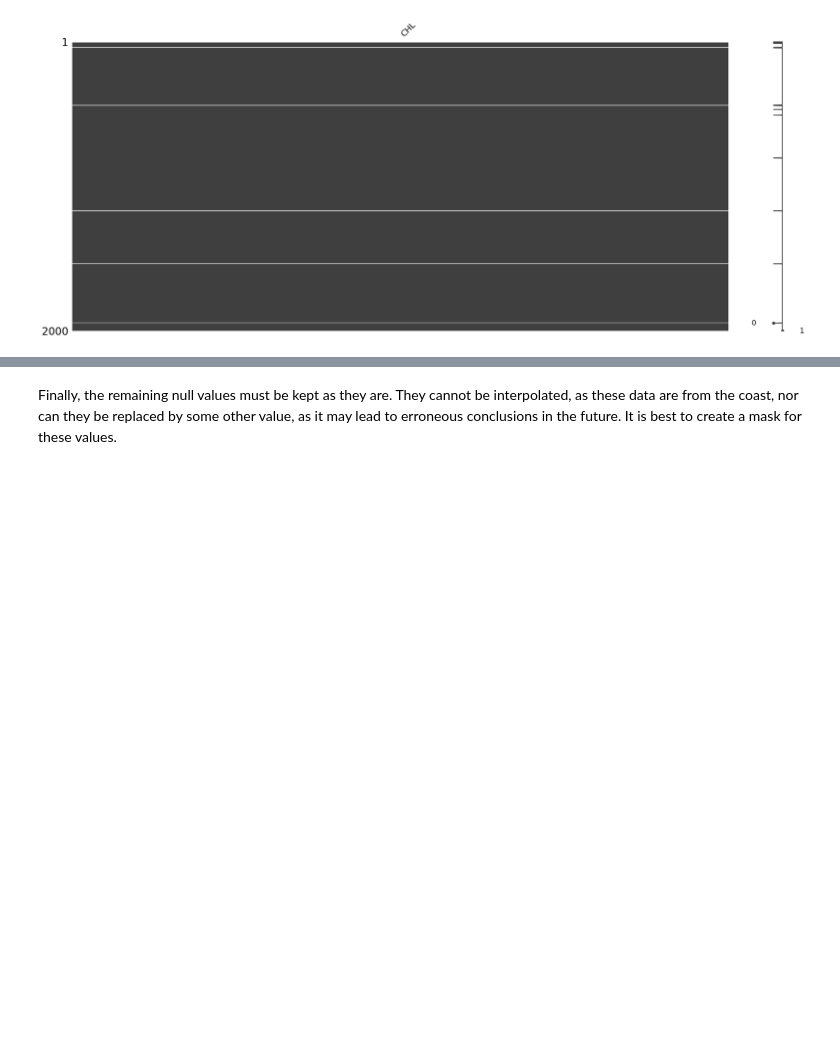
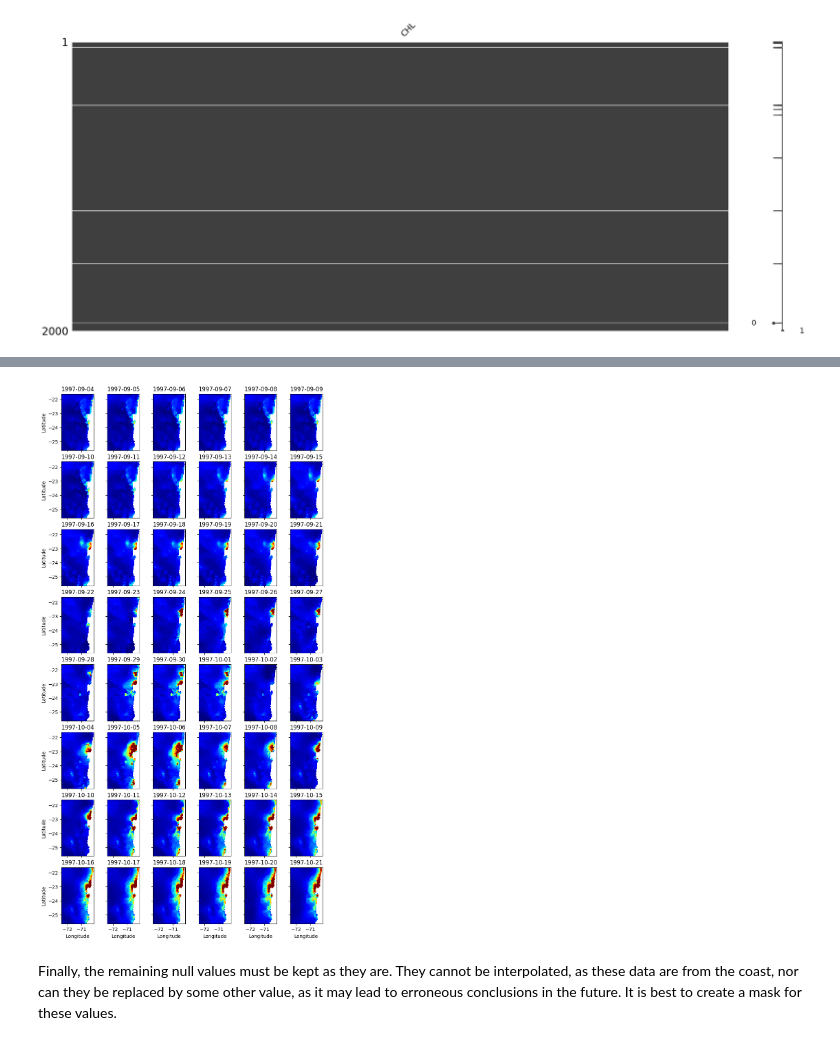
Before and after one commit to framunoz/forecasting-task, a Jupyter notebook: forecasting-task.ipynb, the cells around one changed output, grey strips where cells are left out. Saved outputs shown, nothing was run; the diff lists cells and outputs as text; code cells hidden in the pictures; blank space fills up the shorter version.

```diff
--- a/forecasting-task.ipynb
+++ b/forecasting-task.ipynb
@@ -239,3 +289,8 @@ plt.show()
+# %%
+plot_chlorophyll_grid(ds, n_row=8, n_col=6)
+plt.show()
+# %% [output]
+[figure, added]
 # %% [markdown]
 Finally, the remaining null values must be kept as they are. They cannot be interpolated, as these data are from the coast, nor can they be replaced by some other value, as it may lead to erroneous conclusions in the future. It is best to create a mask for these values.
 # %%
```
Also changed, not shown: parts of 32 cells of this notebook.
